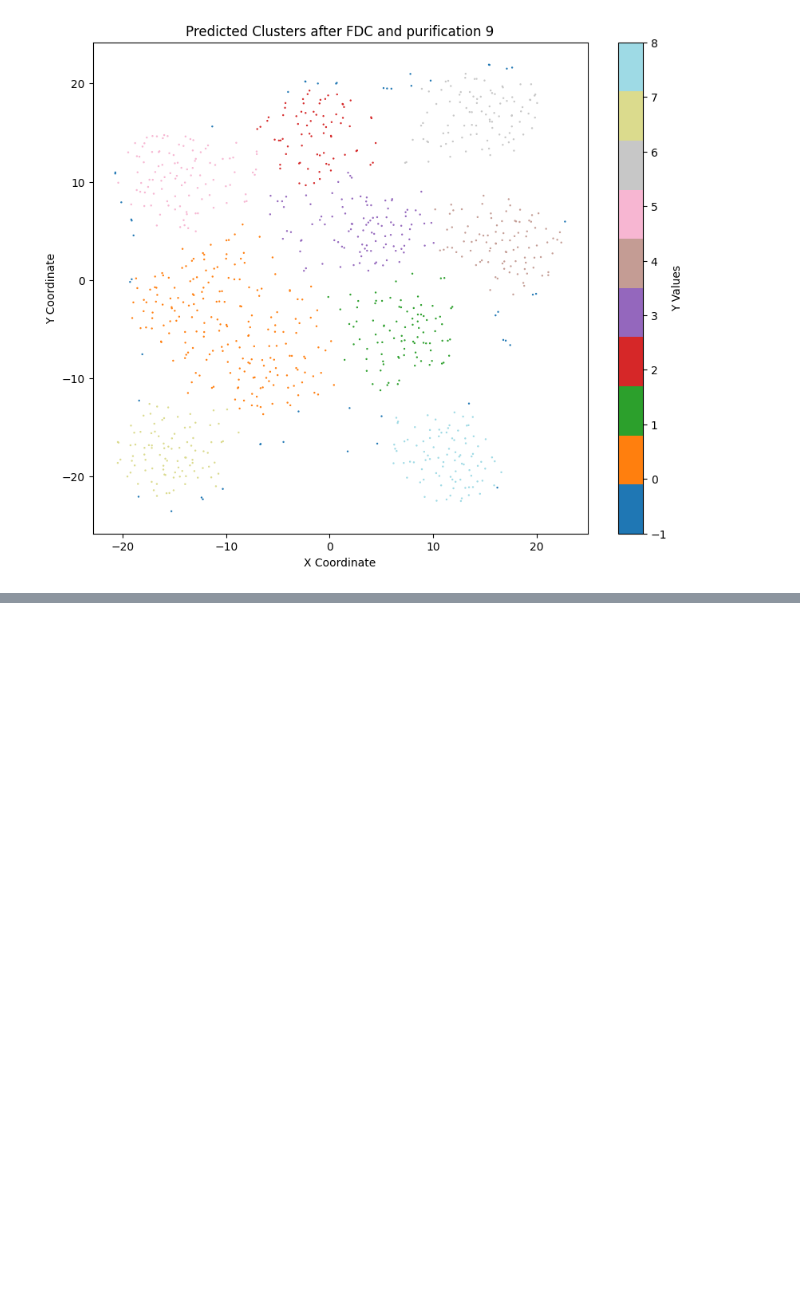
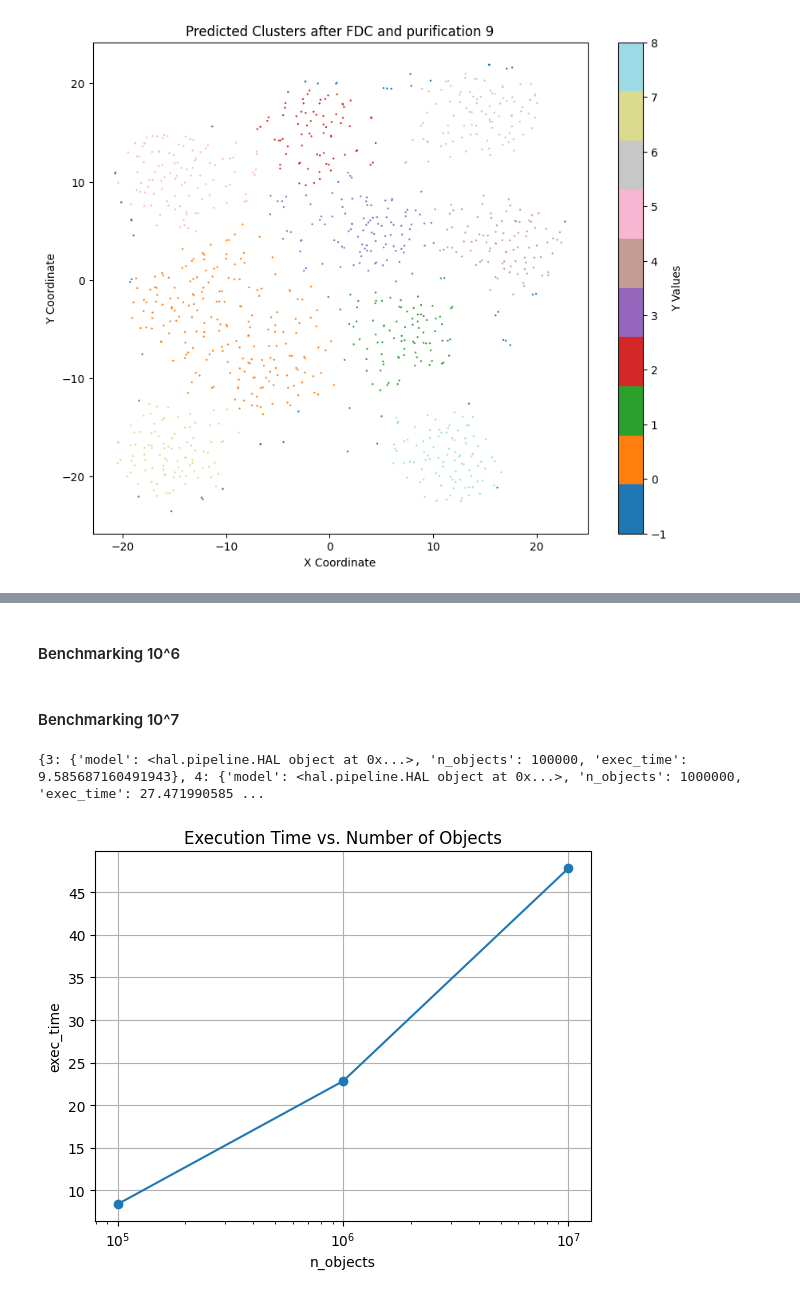
Before and after one commit to TentaTonny/Replicating_Hal-X, a Jupyter notebook: Untitled.ipynb, the cells around one changed output, grey strips where cells are left out. Drawn from its saved outputs; the diff is of its cells as text; code cells hidden in the pictures; blank space fills up the shorter version.

Commit message:
added benchmarking

```diff
--- a/Untitled.ipynb
+++ b/Untitled.ipynb
@@ -228,0 +378,2 @@ def exec_hal_10_3(model):
+# %% [markdown]
+#### Benchmarking 10^6
@@ -228,0 +396,2 @@ def exec_hal_10_3(model):
+# %% [markdown]
+#### Benchmarking 10^7
@@ -228,0 +414,24 @@ def exec_hal_10_3(model):
+# %%
+with open('performance.pkl', 'rb') as handle:
+    performance_dic = pickle.load(handle)
+
+print(performance_dic)
+# %% [output]
+{3: {'model': <hal.pipeline.HAL object at 0x...>, 'n_objects': 100000, 'exec_time': 9.585687160491943}, 4: {'model': <hal.pipeline.HAL object at 0x...>, 'n_objects': 1000000, 'exec_time': 27.471990585 ...
+# %%
+import matplotlib.pyplot as plt
+x = []
+y = []
+
+for key, value in performance_dic.items():
+    x.append(value['n_objects'])
+    y.append(value['exec_time'])
+
+plt.semilogx(x, y, marker='o')
+plt.xlabel('n_objects')
+plt.ylabel('exec_time')
+plt.title('Execution Time vs. Number of Objects')
+plt.grid(True)
+plt.show()
+# %% [output]
+[figure, added]
```
Also changed, not shown: parts of 17 cells of this notebook, 5 other files.
